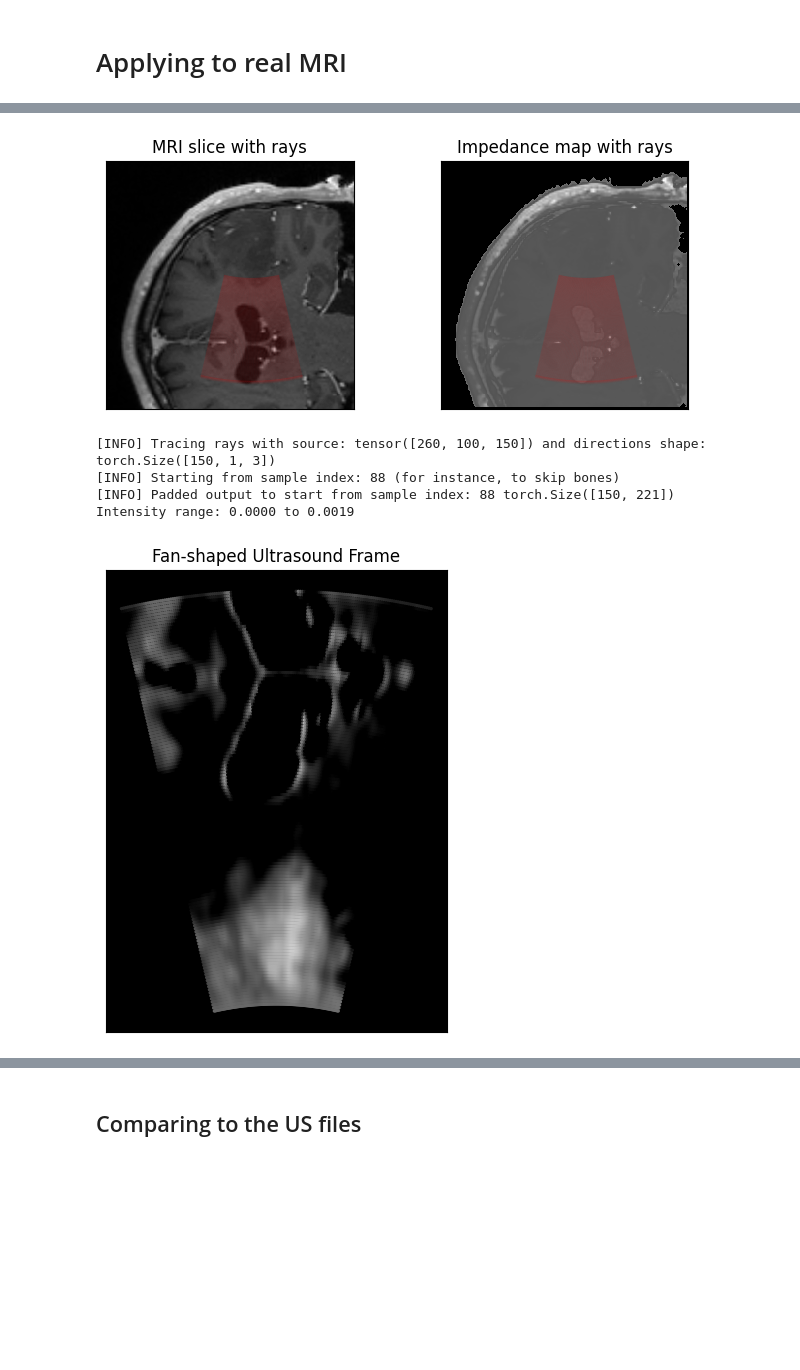
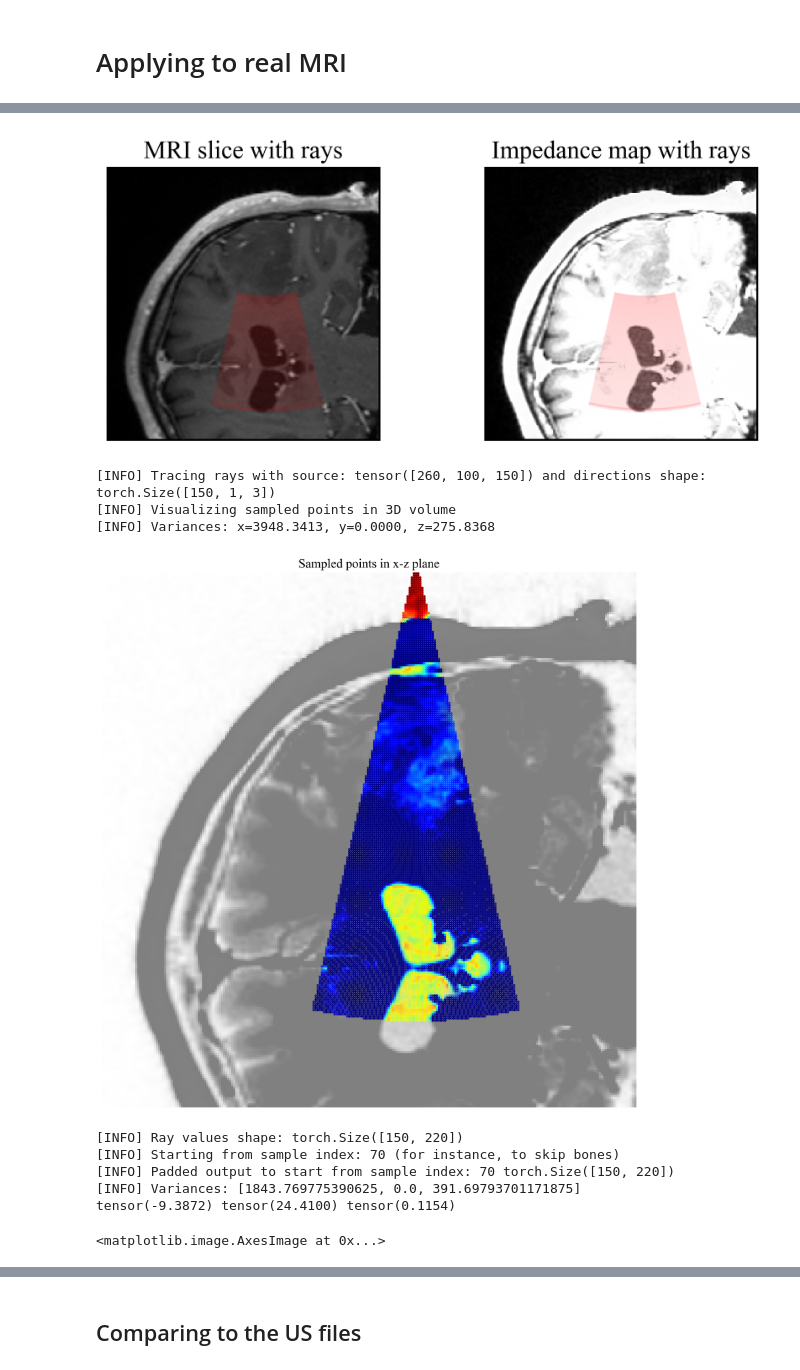
Before and after one commit to gduguey/DiffUS, a Jupyter notebook: notebooks/[DEMO] Modeling Choices.ipynb, the cells around one changed output, grey strips where cells are left out. Saved outputs shown, nothing was run; the diff lists cells and outputs as text; code cells hidden in the pictures; blank space fills up the shorter version.

```diff
--- a/notebooks/[DEMO] Modeling Choices.ipynb
+++ b/notebooks/[DEMO] Modeling Choices.ipynb
@@ -344,3 +370,19 @@ plt.show()
+# %%
+to_forward = torch.tensor(T1_vol).unsqueeze(-1)
+# Normalize T1_vol to [0, 1] using min_int and max_int from training
+T1_norm = (torch.tensor(T1_vol, dtype=torch.float32) - min_int) / (max_int - min_int)
+T1_norm = T1_norm.clamp(0, 1)  # Clamp to [0, 1] to avoid out-of-range
+
+# Feed to model slice by slice and store in correct orientation
+predicted_impedances = torch.empty_like(T1_norm)
+with torch.no_grad():
+    for i in range(T1_norm.shape[2]):
+        slice_data = T1_norm[:, :, i].unsqueeze(-1)
+        pred = model(slice_data)
+        predicted_impedances[:, :, i] = pred.squeeze(-1)
+
+# Now predicted_impedances has the same shape and orientation as T1_vol
+Z_vol = predicted_impedances.numpy()
 # %%
 UR = UltrasoundRenderer(220, 0.0001)
 
@@ -368,7 +410,7 @@ starts_y = source[0] + start *250* dx  # x (→ y in image)
 fig, axes = plt.subplots(1, 2, figsize=(7, 3))
 
 # MRI slice with rays
-img = T1_volume[:, source[1], :].T  # image = (z, x)
+img = T1_vol[:, source[1], :].T  # image = (z, x)
 ax0 = axes[0]
 ax0.imshow(img.T, cmap='gray', interpolation='nearest', origin='lower')
 ax0.quiver(
@@ -397,20 +439,27 @@ ax1.set_yticks([])
 plt.tight_layout()
 # plt.show()
 # %% [output]
-[figure, old version]
+[figure, new version]
 # %%
-intensities, scatter = UR.plot_beam_frame(
-    volume=Z_vol,
+x,y, z,intensities = UR.plot_beam_frame(
+    volume=-torch.tensor(Z_vol),
     source=torch.tensor(source),
     directions=directions,
     artifacts=False,
-    angle=angle,
-    start=0.4,
+    angle=2*angle,
+    start=70,
 )
-scatter.set_clim(vmin=-0.002)
+synth_img = differentiable_splat(x,y,z, intensities, H=256, W=256, sigma=0.5)
+print(synth_img.min(), synth_img.max(), synth_img.mean())
+plt.imshow(synth_img, cmap='gray', origin="lower", vmin=-0.4)
 # %% [output]
 [INFO] Tracing rays with source: tensor([260, 100, 150]) and directions shape: torch.Size([150, 1, 3])
-[INFO] Starting from sample index: 88 (for instance, to skip bones)
-[INFO] Padded output to start from sample index: 88 torch.Size([150, 221])
-Intensity range: 0.0000 to 0.0019
+[INFO] Visualizing sampled points in 3D volume
+[INFO] Variances: x=3948.3413, y=0.0000, z=275.8368
-[figure, old version]
+[figure, new version]
+[INFO] Ray values shape: torch.Size([150, 220])
+[INFO] Starting from sample index: 70 (for instance, to skip bones)
+[INFO] Padded output to start from sample index: 70 torch.Size([150, 220])
+[INFO] Variances: [1843.769775390625, 0.0, 391.69793701171875]
+tensor(-9.3872) tensor(24.4100) tensor(0.1154)
+<matplotlib.image.AxesImage at 0x...>
```
Also changed, not shown: parts of 6 cells of this notebook, 24 other files.
